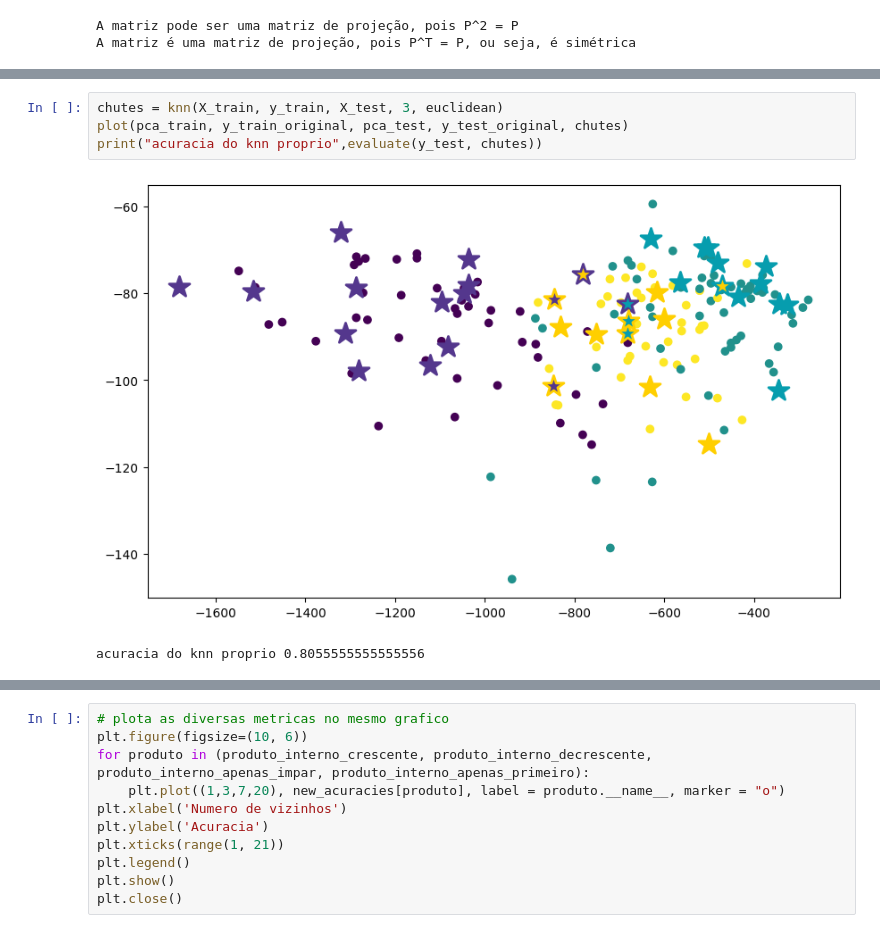
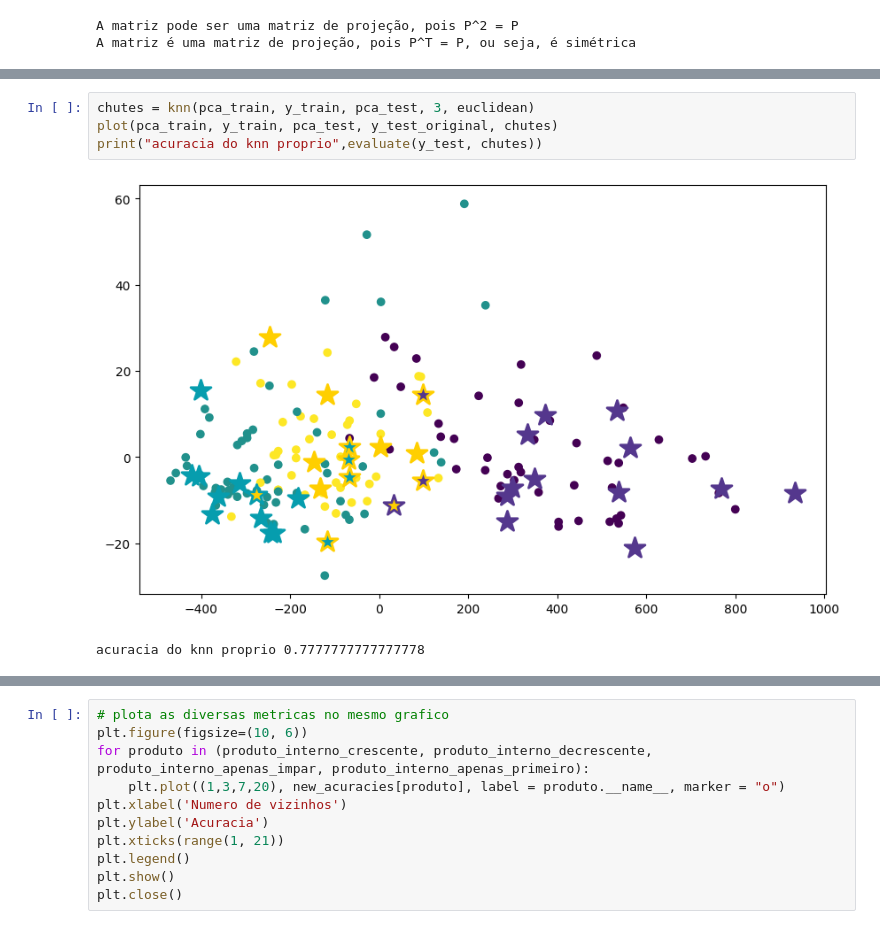
Before and after one commit to salocinrevenge/AlgeLin-ML, a Jupyter notebook: tarefa1.ipynb, the cells around one changed output, grey strips where cells are left out. Drawn from its saved outputs; the diff is of its cells as text.

```diff
--- a/tarefa1.ipynb
+++ b/tarefa1.ipynb
@@ -545,7 +561,7 @@ plot(pca_train, y_train_original, pca_test, y_test_original, chutes)
 # %%
-chutes = knn(X_train, y_train, X_test, 3, euclidean)
-plot(pca_train, y_train_original, pca_test, y_test_original, chutes)
+chutes = knn(pca_train, y_train, pca_test, 3, euclidean)
+plot(pca_train, y_train, pca_test, y_test_original, chutes)
 print("acuracia do knn proprio",evaluate(y_test, chutes))
 # %% [output]
-[figure, old version]
+[figure, new version]
-acuracia do knn proprio 0.8055555555555556
+acuracia do knn proprio 0.7777777777777778
```
Also changed, not shown: parts of 19 cells of this notebook.
